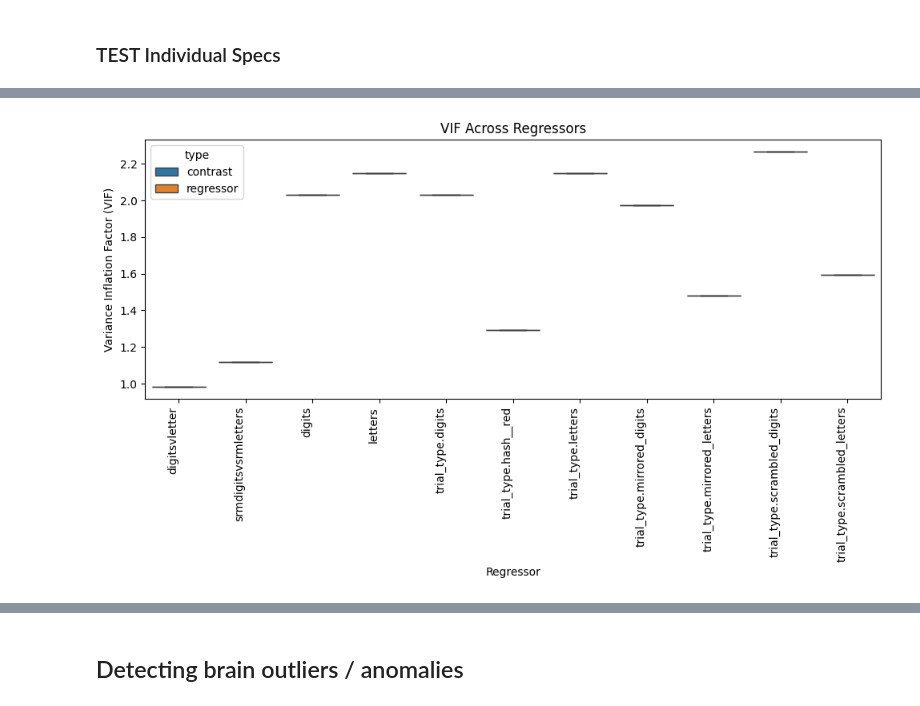
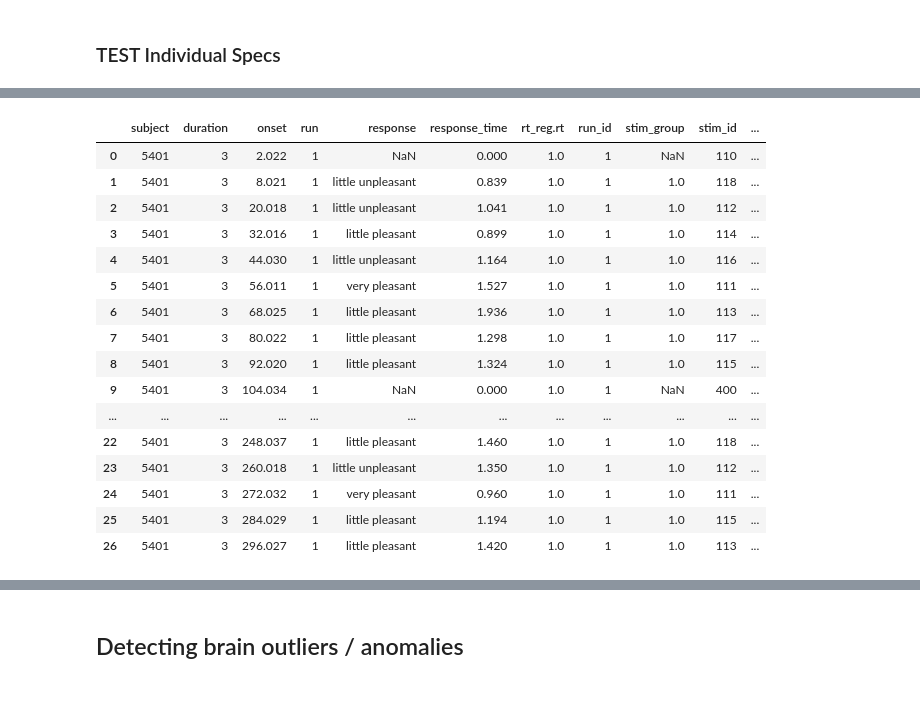
Before and after one commit to lobennett/openneuro_glmfitlins, a Jupyter notebook: scripts/jupyter_notebooks/transformations.ipynb, the cells around one changed output, grey strips where cells are left out. Saved outputs shown, nothing was run; the diff lists cells and outputs as text; code cells hidden in the pictures.

```diff
--- a/scripts/jupyter_notebooks/transformations.ipynb
+++ b/scripts/jupyter_notebooks/transformations.ipynb
@@ -2017,11 +1875,20 @@ df_vif
-# %%
-plt.figure(figsize=(10, 6))
-sns.boxplot(x="name", y="value", hue="type", data=df_vif)
-plt.title("VIF Across Regressors")
-plt.xlabel("Regressor")
-plt.ylabel("Variance Inflation Factor (VIF)")
-plt.xticks(rotation=90, ha="right")
-plt.tight_layout()
-plt.show()
-# %% [output]
-[figure, removed]
+# %%
+outputs[0].trans_hist[3].output.to_df()
+# %% [output]
+|  | subject | duration | onset | run | response | response_time | rt_reg.rt | run_id | stim_group | stim_id | ... |
+| 0 | 5401 | 3 | 2.022 | 1 | NaN | 0.000 | 1.0 | 1 | NaN | 110 | ... |
+| 1 | 5401 | 3 | 8.021 | 1 | little unpleasant | 0.839 | 1.0 | 1 | 1.0 | 118 | ... |
+| 2 | 5401 | 3 | 20.018 | 1 | little unpleasant | 1.041 | 1.0 | 1 | 1.0 | 112 | ... |
+| 3 | 5401 | 3 | 32.016 | 1 | little pleasant | 0.899 | 1.0 | 1 | 1.0 | 114 | ... |
+| 4 | 5401 | 3 | 44.030 | 1 | little unpleasant | 1.164 | 1.0 | 1 | 1.0 | 116 | ... |
+| 5 | 5401 | 3 | 56.011 | 1 | very pleasant | 1.527 | 1.0 | 1 | 1.0 | 111 | ... |
+| 6 | 5401 | 3 | 68.025 | 1 | little pleasant | 1.936 | 1.0 | 1 | 1.0 | 113 | ... |
+| 7 | 5401 | 3 | 80.022 | 1 | little pleasant | 1.298 | 1.0 | 1 | 1.0 | 117 | ... |
+| 8 | 5401 | 3 | 92.020 | 1 | little pleasant | 1.324 | 1.0 | 1 | 1.0 | 115 | ... |
+| 9 | 5401 | 3 | 104.034 | 1 | NaN | 0.000 | 1.0 | 1 | NaN | 400 | ... |
+| ... | ... | ... | ... | ... | ... | ... | ... | ... | ... | ... | ... |
+| 22 | 5401 | 3 | 248.037 | 1 | little pleasant | 1.460 | 1.0 | 1 | 1.0 | 118 | ... |
+| 23 | 5401 | 3 | 260.018 | 1 | little unpleasant | 1.350 | 1.0 | 1 | 1.0 | 112 | ... |
+| 24 | 5401 | 3 | 272.032 | 1 | very pleasant | 0.960 | 1.0 | 1 | 1.0 | 111 | ... |
+| 25 | 5401 | 3 | 284.029 | 1 | little pleasant | 1.194 | 1.0 | 1 | 1.0 | 115 | ... |
+| 26 | 5401 | 3 | 296.027 | 1 | little pleasant | 1.420 | 1.0 | 1 | 1.0 | 113 | ... |
```
Also changed, not shown: parts of 26 cells of this notebook, 36 other files.
